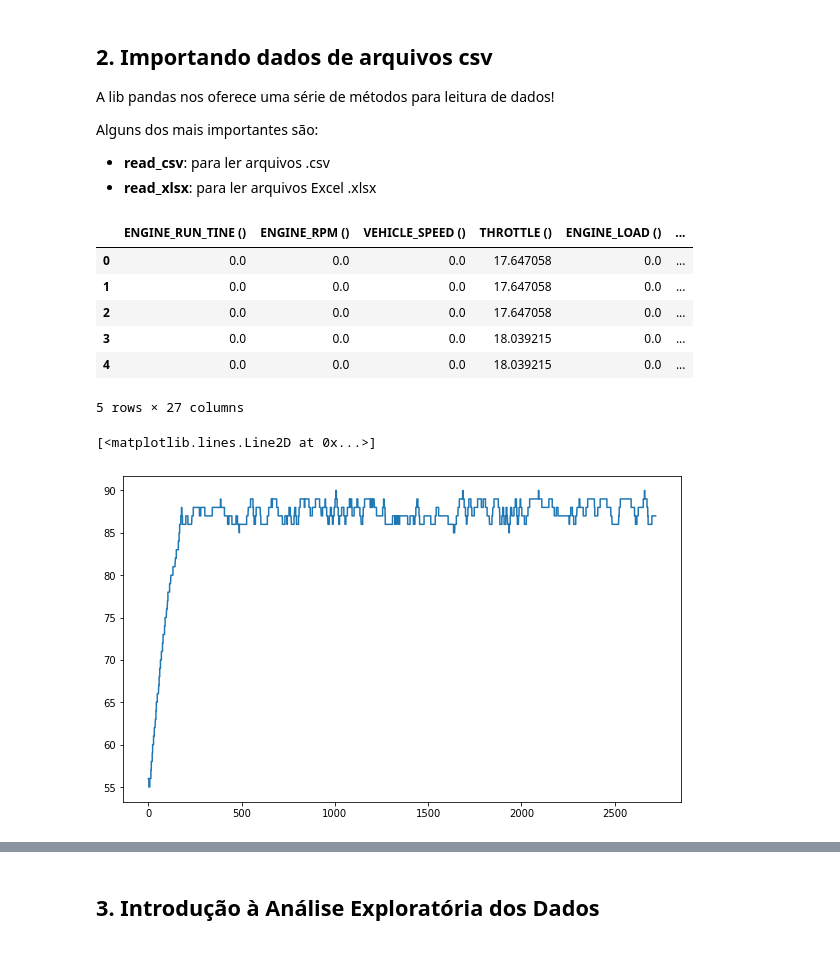
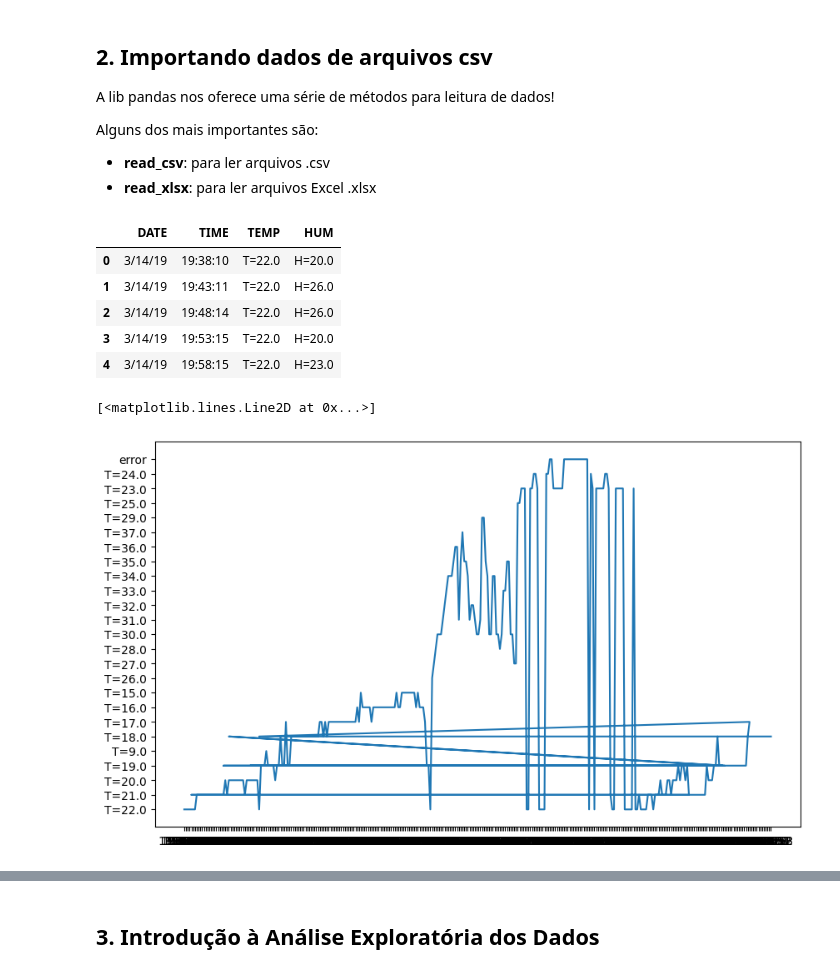
Before and after one commit to rebecabrandao1/Oxetech-python-ci-ncia-de-dados, a Jupyter notebook: Projeto.ipynb, the cells around one changed output, grey strips where cells are left out. Saved outputs shown, nothing was run; the diff lists cells and outputs as text; code cells hidden in the pictures.

```diff
--- a/Projeto.ipynb
+++ b/Projeto.ipynb
@@ -158,14 +161,13 @@ Alguns dos mais importantes são:
 - **read_csv**: para ler arquivos .csv
 - **read_xlsx**: para ler arquivos Excel .xlsx
 # %%
-car = pd.read_csv('car_trip.csv')
+data = pd.read_csv('log_temp.csv')
 # %%
-car.head(5)
+data.head(5)
 # %% [output]
-|  | ENGINE_RUN_TINE () | ENGINE_RPM () | VEHICLE_SPEED () | THROTTLE () | ENGINE_LOAD () | ... |
-| 0 | 0.0 | 0.0 | 0.0 | 17.647058 | 0.0 | ... |
-| 1 | 0.0 | 0.0 | 0.0 | 17.647058 | 0.0 | ... |
-| 2 | 0.0 | 0.0 | 0.0 | 17.647058 | 0.0 | ... |
-| 3 | 0.0 | 0.0 | 0.0 | 18.039215 | 0.0 | ... |
-| 4 | 0.0 | 0.0 | 0.0 | 18.039215 | 0.0 | ... |
+|  | DATE | TIME | TEMP | HUM |
+| 0 | 3/14/19 | 19:38:10 | T=22.0 | H=20.0 |
+| 1 | 3/14/19 | 19:43:11 | T=22.0 | H=26.0 |
+| 2 | 3/14/19 | 19:48:14 | T=22.0 | H=26.0 |
+| 3 | 3/14/19 | 19:53:15 | T=22.0 | H=20.0 |
+| 4 | 3/14/19 | 19:58:15 | T=22.0 | H=23.0 |
-5 rows × 27 columns
@@ -173,0 +174,2 @@ car = car.drop_duplicates()
+# %%
+data = data.drop_duplicates()
@@ -174,7 +187,7 @@ car = car.drop_duplicates()
 # %%
 fig = plt.figure(figsize=(10,6))
-plt.plot(car['ENGINE_RUN_TINE ()'], car['COOLANT_TEMPERATURE ()'])
+plt.plot(data['TIME'], data['TEMP'])
 # %% [output]
 [<matplotlib.lines.Line2D at 0x...>]
-[figure, old version]
+[figure, new version]
 # %%
```
Also changed, not shown: parts of 22 cells of this notebook.
